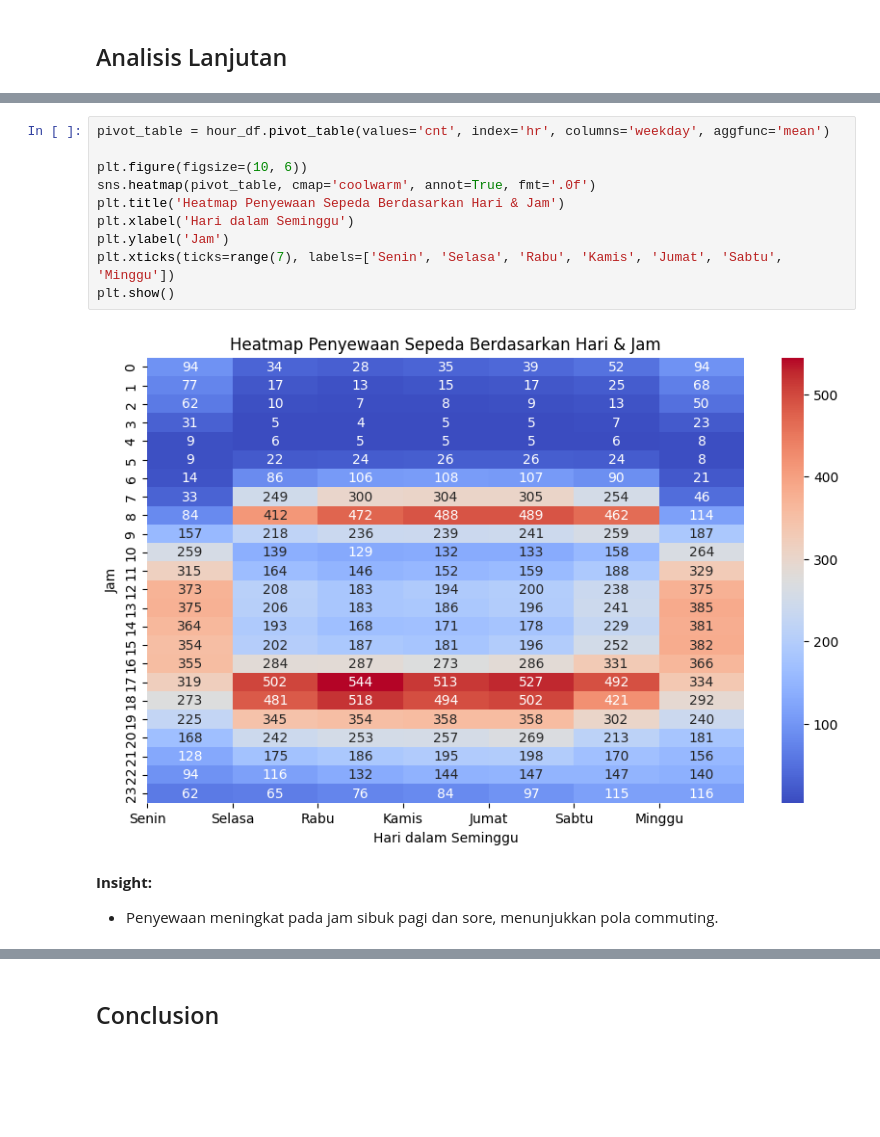
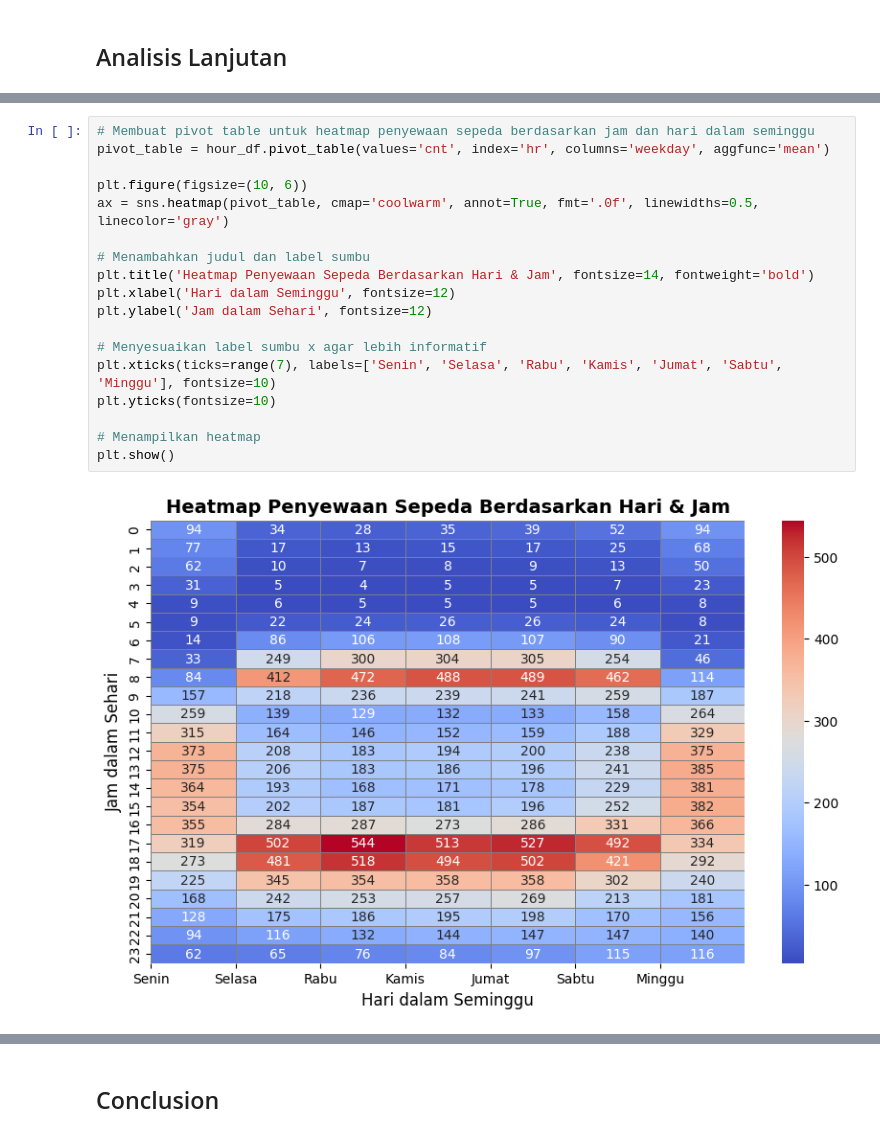
Before and after one commit to habbazettt/submission_analysis_dicoding, a Jupyter notebook: Proyek_Analisis_Data.ipynb, the cells around one changed output, grey strips where cells are left out. Saved outputs shown, nothing was run; the diff lists cells and outputs as text; blank space fills up the shorter version.

```diff
--- a/Proyek_Analisis_Data.ipynb
+++ b/Proyek_Analisis_Data.ipynb
@@ -438,15 +472,20 @@ Passing `palette` without assigning `hue` is deprecated and will be removed in v
 # %%
+# Membuat pivot table untuk heatmap penyewaan sepeda berdasarkan jam dan hari dalam seminggu
 pivot_table = hour_df.pivot_table(values='cnt', index='hr', columns='weekday', aggfunc='mean')
 
 plt.figure(figsize=(10, 6))
-sns.heatmap(pivot_table, cmap='coolwarm', annot=True, fmt='.0f')
-plt.title('Heatmap Penyewaan Sepeda Berdasarkan Hari & Jam')
-plt.xlabel('Hari dalam Seminggu')
-plt.ylabel('Jam')
-plt.xticks(ticks=range(7), labels=['Senin', 'Selasa', 'Rabu', 'Kamis', 'Jumat', 'Sabtu', 'Minggu'])
+ax = sns.heatmap(pivot_table, cmap='coolwarm', annot=True, fmt='.0f', linewidths=0.5, linecolor='gray')
+
+# Menambahkan judul dan label sumbu
+plt.title('Heatmap Penyewaan Sepeda Berdasarkan Hari & Jam', fontsize=14, fontweight='bold')
+plt.xlabel('Hari dalam Seminggu', fontsize=12)
+plt.ylabel('Jam dalam Sehari', fontsize=12)
+
+# Menyesuaikan label sumbu x agar lebih informatif
+plt.xticks(ticks=range(7), labels=['Senin', 'Selasa', 'Rabu', 'Kamis', 'Jumat', 'Sabtu', 'Minggu'], fontsize=10)
+plt.yticks(fontsize=10)
+
+# Menampilkan heatmap
 plt.show()
 # %% [output]
-[figure, old version]
+[figure, new version]
-# %% [markdown]
-**Insight:**
-- Penyewaan meningkat pada jam sibuk pagi dan sore, menunjukkan pola commuting.
```
Also changed, not shown: parts of 18 cells of this notebook, 1 other file.
